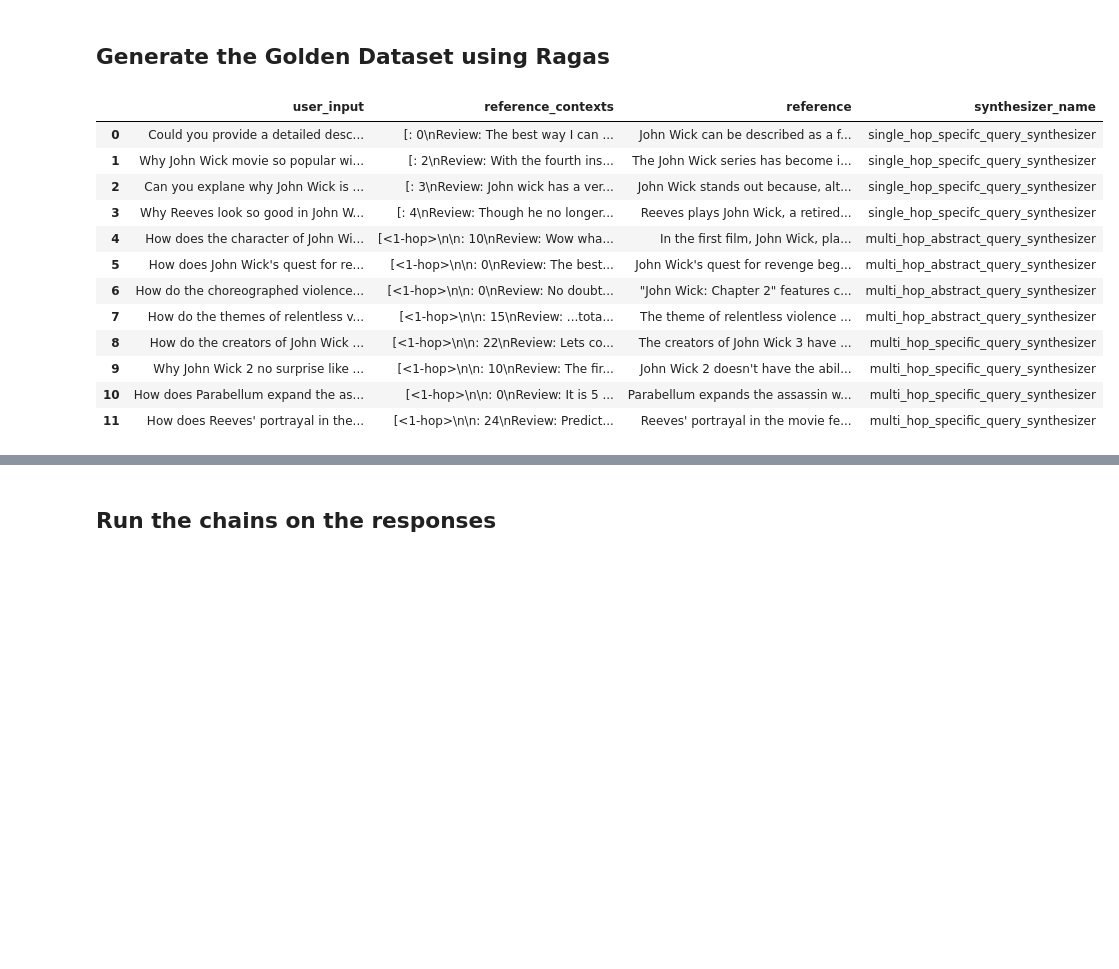
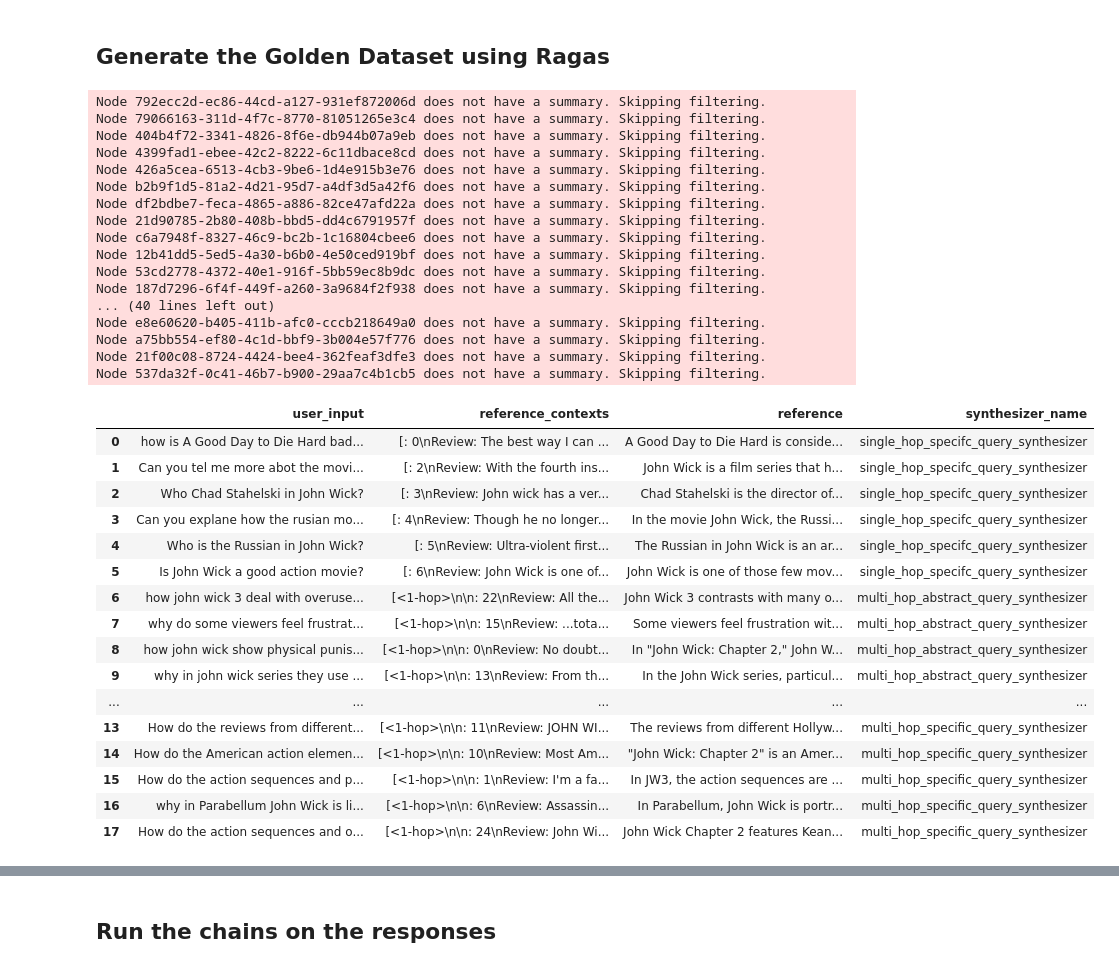
Before and after one commit to mbudisic/AIE6, a Jupyter notebook: 13_Advanced_Retrieval/Advanced_Retrieval_with_LangChain_Assignment.ipynb, the cells around one changed output, grey strips where cells are left out. Cells and saved outputs as stored; diff of their text form; code cells hidden in the pictures; blank space fills up the shorter version.

```diff
--- a/13_Advanced_Retrieval/Advanced_Retrieval_with_LangChain_Assignment.ipynb
+++ b/13_Advanced_Retrieval/Advanced_Retrieval_with_LangChain_Assignment.ipynb
@@ -613,36 +622,57 @@ from langchain_openai import ChatOpenAI, OpenAIEmbeddings
 # %%
 
 # 2. Instantiate your generator
 generator_llm = LangchainLLMWrapper(ChatOpenAI(model="gpt-4.1-mini"))
 generator_embeddings = LangchainEmbeddingsWrapper(OpenAIEmbeddings(model="text-embedding-3-small"))
 
 generator = TestsetGenerator(llm=generator_llm, embedding_model=generator_embeddings)
 
-dataset_count = 10
+dataset_count = 16
 dataset_name = "john_wick_golden"
 filename = f"./{dataset_name}_{dataset_count}.jsonl"
 
 try:
     ragas_dataset = Testset.from_jsonl(filename)
 except:
     # 3. Generate testset (this builds the KG internally)
     ragas_dataset = generator.generate_with_langchain_docs(documents, testset_size=dataset_count)
     ragas_dataset.to_jsonl(filename)
 ragas_dataset.to_pandas()
 # %% [output]
+Node 792ecc2d-ec86-44cd-a127-931ef872006d does not have a summary. Skipping filtering.
+Node 79066163-311d-4f7c-8770-81051265e3c4 does not have a summary. Skipping filtering.
+Node 404b4f72-3341-4826-8f6e-db944b07a9eb does not have a summary. Skipping filtering.
+Node 4399fad1-ebee-42c2-8222-6c11dbace8cd does not have a summary. Skipping filtering.
+Node 426a5cea-6513-4cb3-9be6-1d4e915b3e76 does not have a summary. Skipping filtering.
+Node b2b9f1d5-81a2-4d21-95d7-a4df3d5a42f6 does not have a summary. Skipping filtering.
+Node df2bdbe7-feca-4865-a886-82ce47afd22a does not have a summary. Skipping filtering.
+Node 21d90785-2b80-408b-bbd5-dd4c6791957f does not have a summary. Skipping filtering.
+Node c6a7948f-8327-46c9-bc2b-1c16804cbee6 does not have a summary. Skipping filtering.
+Node 12b41dd5-5ed5-4a30-b6b0-4e50ced919bf does not have a summary. Skipping filtering.
+Node 53cd2778-4372-40e1-916f-5bb59ec8b9dc does not have a summary. Skipping filtering.
+Node 187d7296-6f4f-449f-a260-3a9684f2f938 does not have a summary. Skipping filtering.
+... (40 lines left out)
+Node e8e60620-b405-411b-afc0-cccb218649a0 does not have a summary. Skipping filtering.
+Node a75bb554-ef80-4c1d-bbf9-3b004e57f776 does not have a summary. Skipping filtering.
+Node 21f00c08-8724-4424-bee4-362feaf3dfe3 does not have a summary. Skipping filtering.
+Node 537da32f-0c41-46b7-b900-29aa7c4b1cb5 does not have a summary. Skipping filtering.
 |  | user_input | reference_contexts | reference | synthesizer_name |
-| 0 | Could you provide a detailed desc... | [: 0\nReview: The best way I can ... | John Wick can be described as a f... | single_hop_specifc_query_synthesizer |
-| 1 | Why John Wick movie so popular wi... | [: 2\nReview: With the fourth ins... | The John Wick series has become i... | single_hop_specifc_query_synthesizer |
-| 2 | Can you explane why John Wick is ... | [: 3\nReview: John wick has a ver... | John Wick stands out because, alt... | single_hop_specifc_query_synthesizer |
-| 3 | Why Reeves look so good in John W... | [: 4\nReview: Though he no longer... | Reeves plays John Wick, a retired... | single_hop_specifc_query_synthesizer |
-| 4 | How does the character of John Wi... | [<1-hop>\n\n: 10\nReview: Wow wha... | In the first film, John Wick, pla... | multi_hop_abstract_query_synthesizer |
-| 5 | How does John Wick's quest for re... | [<1-hop>\n\n: 0\nReview: The best... | John Wick's quest for revenge beg... | multi_hop_abstract_query_synthesizer |
-| 6 | How do the choreographed violence... | [<1-hop>\n\n: 0\nReview: No doubt... | "John Wick: Chapter 2" features c... | multi_hop_abstract_query_synthesizer |
-| 7 | How do the themes of relentless v... | [<1-hop>\n\n: 15\nReview: ...tota... | The theme of relentless violence ... | multi_hop_abstract_query_synthesizer |
-| 8 | How do the creators of John Wick ... | [<1-hop>\n\n: 22\nReview: Lets co... | The creators of John Wick 3 have ... | multi_hop_specific_query_synthesizer |
-| 9 | Why John Wick 2 no surprise like ... | [<1-hop>\n\n: 10\nReview: The fir... | John Wick 2 doesn't have the abil... | multi_hop_specific_query_synthesizer |
-| 10 | How does Parabellum expand the as... | [<1-hop>\n\n: 0\nReview: It is 5 ... | Parabellum expands the assassin w... | multi_hop_specific_query_synthesizer |
-| 11 | How does Reeves' portrayal in the... | [<1-hop>\n\n: 24\nReview: Predict... | Reeves' portrayal in the movie fe... | multi_hop_specific_query_synthesizer |
+| 0 | how is A Good Day to Die Hard bad... | [: 0\nReview: The best way I can ... | A Good Day to Die Hard is conside... | single_hop_specifc_query_synthesizer |
+| 1 | Can you tel me more abot the movi... | [: 2\nReview: With the fourth ins... | John Wick is a film series that h... | single_hop_specifc_query_synthesizer |
+| 2 | Who Chad Stahelski in John Wick? | [: 3\nReview: John wick has a ver... | Chad Stahelski is the director of... | single_hop_specifc_query_synthesizer |
+| 3 | Can you explane how the rusian mo... | [: 4\nReview: Though he no longer... | In the movie John Wick, the Russi... | single_hop_specifc_query_synthesizer |
+| 4 | Who is the Russian in John Wick? | [: 5\nReview: Ultra-violent first... | The Russian in John Wick is an ar... | single_hop_specifc_query_synthesizer |
+| 5 | Is John Wick a good action movie? | [: 6\nReview: John Wick is one of... | John Wick is one of those few mov... | single_hop_specifc_query_synthesizer |
+| 6 | how john wick 3 deal with overuse... | [<1-hop>\n\n: 22\nReview: All the... | John Wick 3 contrasts with many o... | multi_hop_abstract_query_synthesizer |
+| 7 | why do some viewers feel frustrat... | [<1-hop>\n\n: 15\nReview: ...tota... | Some viewers feel frustration wit... | multi_hop_abstract_query_synthesizer |
+| 8 | how john wick show physical punis... | [<1-hop>\n\n: 0\nReview: No doubt... | In "John Wick: Chapter 2," John W... | multi_hop_abstract_query_synthesizer |
+| 9 | why in john wick series they use ... | [<1-hop>\n\n: 13\nReview: From th... | In the John Wick series, particul... | multi_hop_abstract_query_synthesizer |
+| ... | ... | ... | ... | ... |
+| 13 | How do the reviews from different... | [<1-hop>\n\n: 11\nReview: JOHN WI... | The reviews from different Hollyw... | multi_hop_specific_query_synthesizer |
+| 14 | How do the American action elemen... | [<1-hop>\n\n: 10\nReview: Most Am... | "John Wick: Chapter 2" is an Amer... | multi_hop_specific_query_synthesizer |
+| 15 | How do the action sequences and p... | [<1-hop>\n\n: 1\nReview: I'm a fa... | In JW3, the action sequences are ... | multi_hop_specific_query_synthesizer |
+| 16 | why in Parabellum John Wick is li... | [<1-hop>\n\n: 6\nReview: Assassin... | In Parabellum, John Wick is portr... | multi_hop_specific_query_synthesizer |
+| 17 | How do the action sequences and o... | [<1-hop>\n\n: 24\nReview: John Wi... | John Wick Chapter 2 features Kean... | multi_hop_specific_query_synthesizer |
 # %%
 ragas_dataset.upload()
 # %% [output]
```
Also changed, not shown: parts of 56 cells of this notebook, 4 other files.
